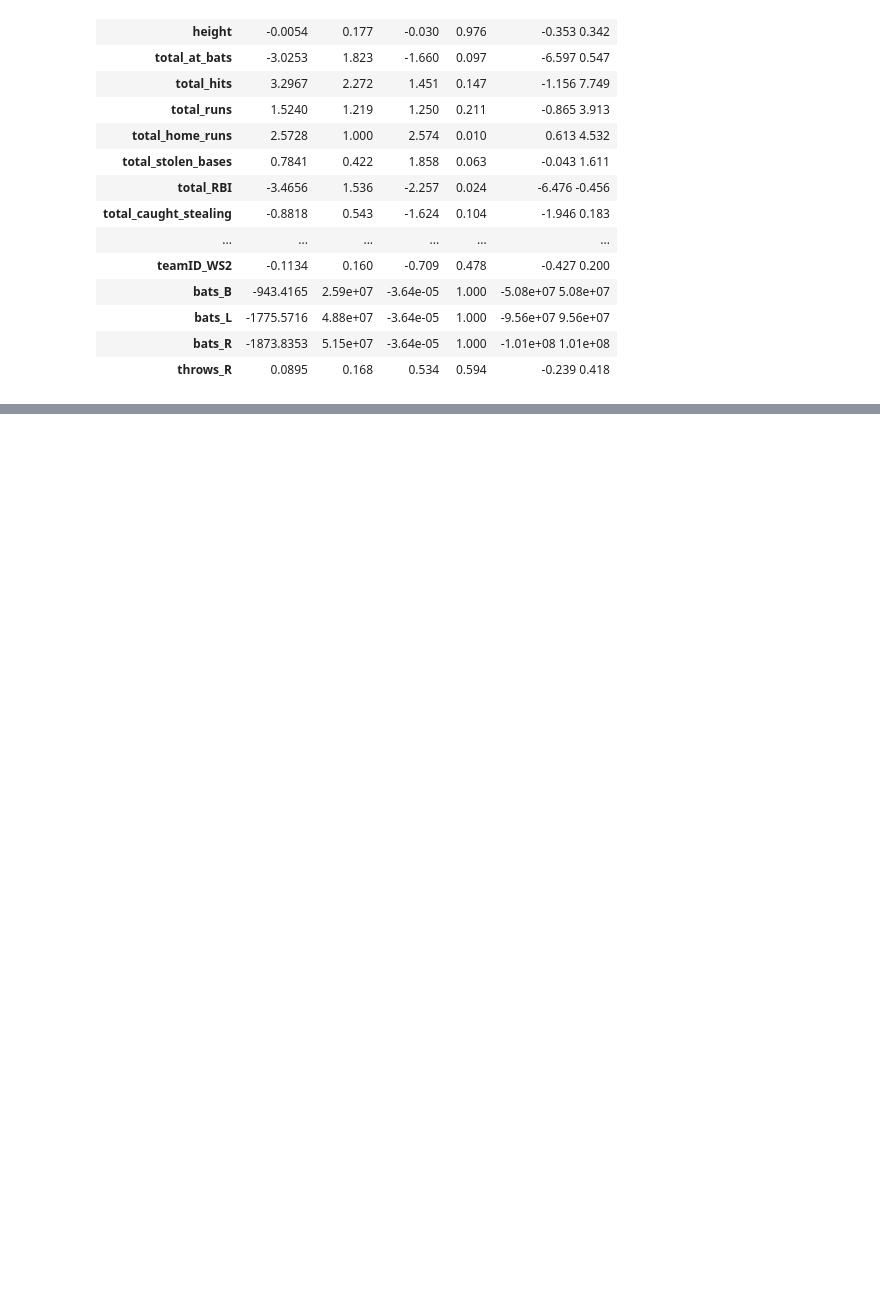
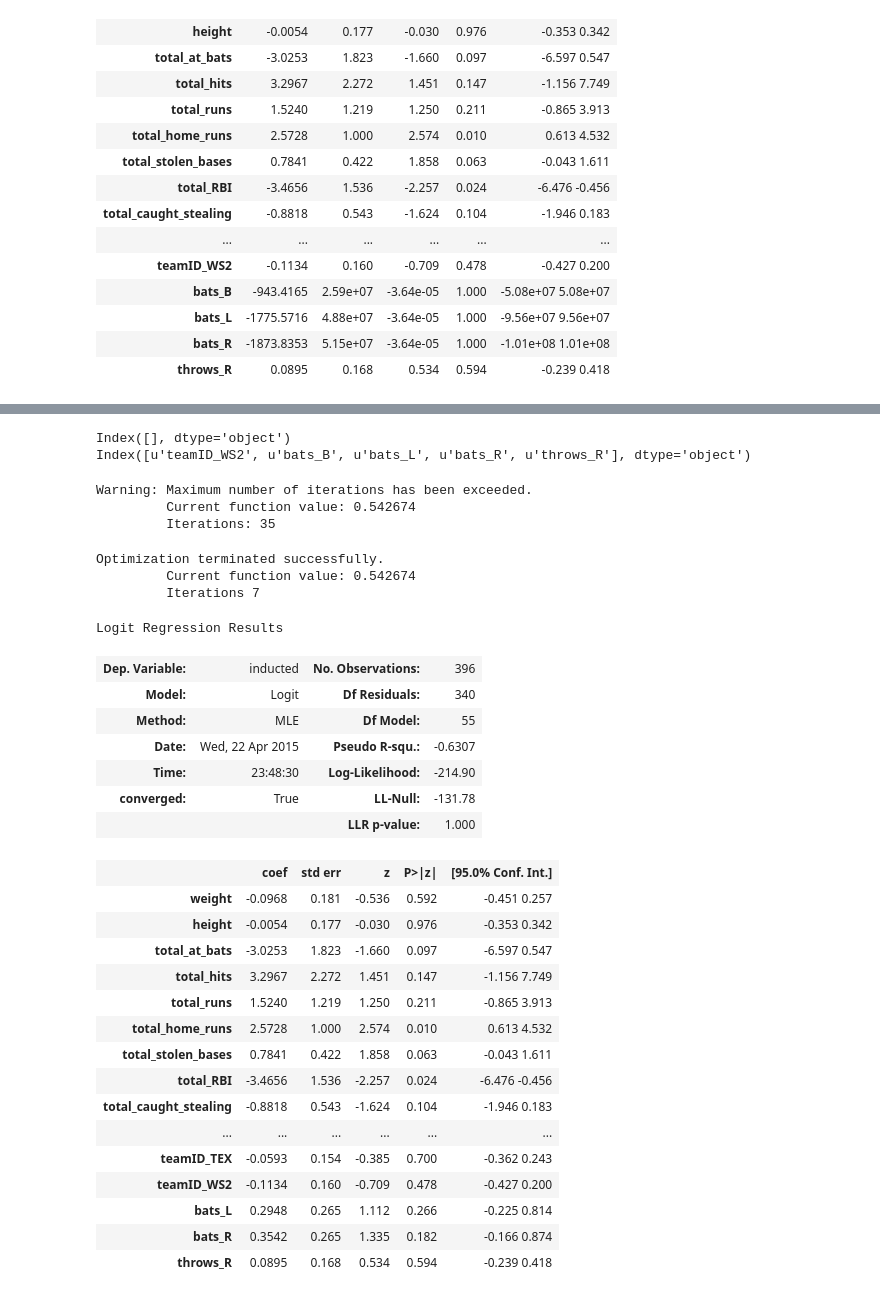
Before and after one commit to teresadong/chinatalk201504, a Jupyter notebook: Baseball Logistic Demo.ipynb, the cells around one changed output, grey strips where cells are left out. Saved outputs shown, nothing was run; the diff lists cells and outputs as text; code cells hidden in the pictures; blank space fills up the shorter version.

```diff
--- a/Baseball Logistic Demo.ipynb
+++ b/Baseball Logistic Demo.ipynb
@@ -342,0 +408,52 @@ exp_vars = []
+# %%
+#check to see what are in the explanatory_df that are not exp_var
+## seeing which explanatory feature rows got removed.  Looks like none.
+print exp_vars.columns[~exp_vars.columns.isin(explanatory_df.columns)]
+print explanatory_df.columns[~explanatory_df.columns.isin(exp_vars.columns)]
+# %% [output]
+Index([], dtype='object')
+Index([u'teamID_WS2', u'bats_B', u'bats_L', u'bats_R', u'throws_R'], dtype='object')
+# %%
+#Adding WS2 tends to give issues with the regression apparently
+exp_vars = explanatory_df.drop(labels={'teamID_WS2'},axis=1)
+results = sm.Logit(response_series,exp_vars,missing='drop').fit()
+# %% [output]
+Warning: Maximum number of iterations has been exceeded.
+         Current function value: 0.542674
+         Iterations: 35
+# %%
+#Adding WS2 tends to give issues with the regression apparently
+full_vars = explanatory_df.drop(labels={'teamID_Other','bats_B'},axis=1)
+full_results = sm.Logit(response_series,exp_vars,missing='drop').fit()
+# %% [output]
+Optimization terminated successfully.
+         Current function value: 0.542674
+         Iterations 7
+# %%
+#Realized that the lack of convergence was due to one of the categorical variables not being removed
+full_results.summary()
+# %% [output]
+Logit Regression Results
+| Dep. Variable: | inducted | No. Observations: | 396 |
+| Model: | Logit | Df Residuals: | 340 |
+| Method: | MLE | Df Model: | 55 |
+| Date: | Wed, 22 Apr 2015 | Pseudo R-squ.: | -0.6307 |
+| Time: | 23:48:30 | Log-Likelihood: | -214.90 |
+| converged: | True | LL-Null: | -131.78 |
+|  |  | LLR p-value: | 1.000 |
+|  | coef | std err | z | P>|z| | [95.0% Conf. Int.] |
+| weight | -0.0968 | 0.181 | -0.536 | 0.592 | -0.451 0.257 |
+| height | -0.0054 | 0.177 | -0.030 | 0.976 | -0.353 0.342 |
+| total_at_bats | -3.0253 | 1.823 | -1.660 | 0.097 | -6.597 0.547 |
+| total_hits | 3.2967 | 2.272 | 1.451 | 0.147 | -1.156 7.749 |
+| total_runs | 1.5240 | 1.219 | 1.250 | 0.211 | -0.865 3.913 |
+| total_home_runs | 2.5728 | 1.000 | 2.574 | 0.010 | 0.613 4.532 |
+| total_stolen_bases | 0.7841 | 0.422 | 1.858 | 0.063 | -0.043 1.611 |
+| total_RBI | -3.4656 | 1.536 | -2.257 | 0.024 | -6.476 -0.456 |
+| total_caught_stealing | -0.8818 | 0.543 | -1.624 | 0.104 | -1.946 0.183 |
+| ... | ... | ... | ... | ... | ... |
+| teamID_TEX | -0.0593 | 0.154 | -0.385 | 0.700 | -0.362 0.243 |
+| teamID_WS2 | -0.1134 | 0.160 | -0.709 | 0.478 | -0.427 0.200 |
+| bats_L | 0.2948 | 0.265 | 1.112 | 0.266 | -0.225 0.814 |
+| bats_R | 0.3542 | 0.265 | 1.335 | 0.182 | -0.166 0.874 |
+| throws_R | 0.0895 | 0.168 | 0.534 | 0.594 | -0.239 0.418 |
```
Also changed, not shown: parts of 10 cells of this notebook, 3 other files.
